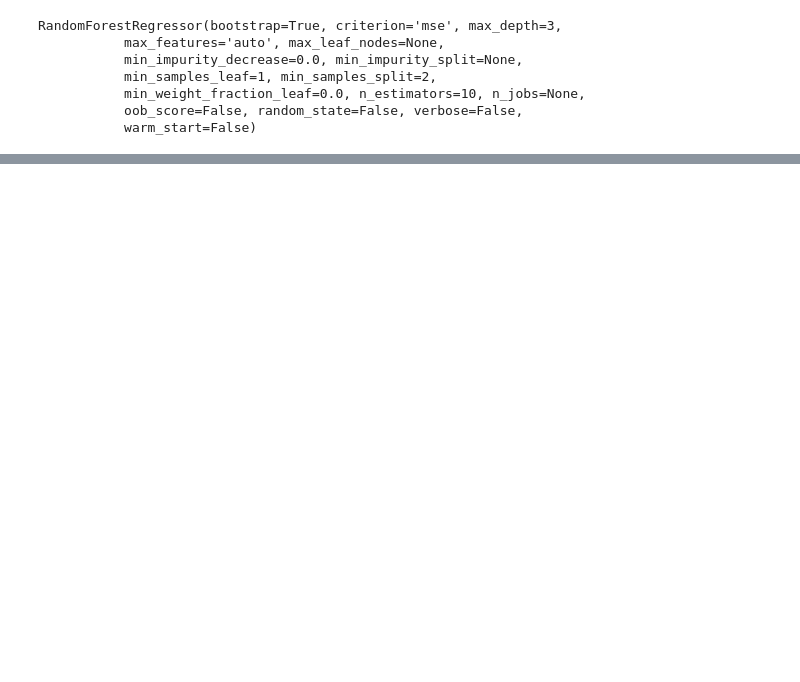
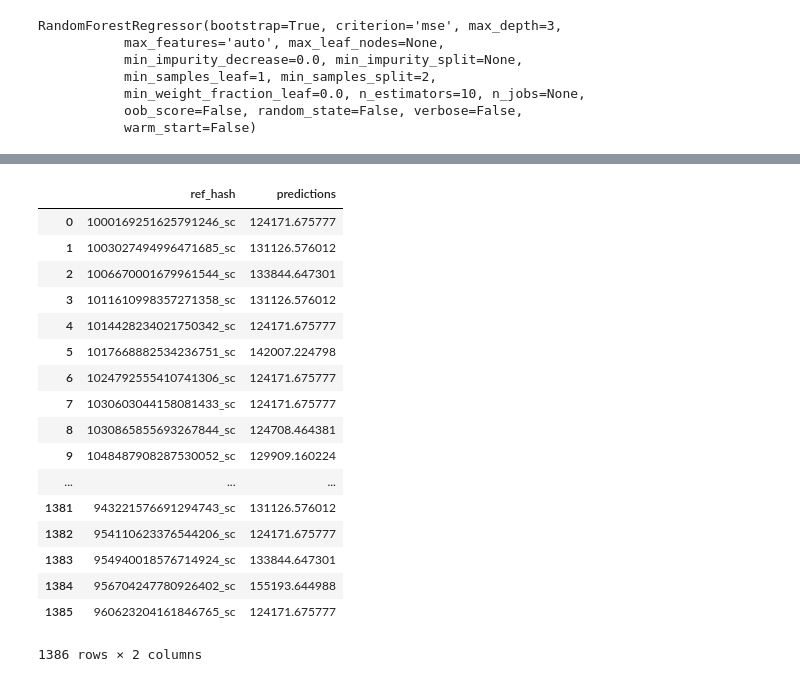
Before and after one commit to GastonMontes/75.06-Datos-Grupo22-TP1, a Jupyter notebook: tp2/algos_ML/RF_installs.ipynb, the cells around one changed output, grey strips where cells are left out. Drawn from its saved outputs; the diff is of its cells as text; code cells hidden in the pictures; blank space fills up the shorter version.

Commit message:
cambio para q installs use toda la data. cambio RF (ambos) y join predictions

```diff
--- a/tp2/algos_ML/RF_installs.ipynb
+++ b/tp2/algos_ML/RF_installs.ipynb
@@ -36,6 +32,19 @@ RandomForestRegressor(bootstrap=True, criterion='mse', max_depth=3,
            min_weight_fraction_leaf=0.0, n_estimators=10, n_jobs=None,
            oob_score=False, random_state=False, verbose=False,
            warm_start=False)
+# %%
+targets = pd.read_csv('../datos/target_competencia_ids.csv')
+# %%
+test['ref_hash'] = test['ref_hash'].astype(str) + '_sc'
+test['ref_hash'] = test['ref_hash'].astype('object')
+# %%
+merged_test_targets = targets.merge(test, on='ref_hash', how='inner').drop('obj', axis=1)
+# %%
+ref_hashes_merged_test_targets = merged_test_targets['ref_hash']
+del merged_test_targets['ref_hash']
+merged_test_targets.fillna(0, inplace=True)
+
+Xtest, ytest = merged_test_targets.iloc[:,:-1], merged_test_targets.iloc[:,-1]
 # %%
 preds = rfr.predict(Xtest)
 # %%
@@ -51,0 +61,22 @@ RMSE: 43746.515664
+# %%
+df = pd.DataFrame(ref_hashes_merged_test_targets)
+df['predictions'] = preds
+# %% [output]
+|  | ref_hash | predictions |
+| 0 | 1000169251625791246_sc | 124171.675777 |
+| 1 | 1003027494996471685_sc | 131126.576012 |
+| 2 | 1006670001679961544_sc | 133844.647301 |
+| 3 | 1011610998357271358_sc | 131126.576012 |
+| 4 | 1014428234021750342_sc | 124171.675777 |
+| 5 | 1017668882534236751_sc | 142007.224798 |
+| 6 | 1024792555410741306_sc | 124171.675777 |
+| 7 | 1030603044158081433_sc | 124171.675777 |
+| 8 | 1030865855693267844_sc | 124708.464381 |
+| 9 | 1048487908287530052_sc | 129909.160224 |
+| ... | ... | ... |
+| 1381 | 943221576691294743_sc | 131126.576012 |
+| 1382 | 954110623376544206_sc | 124171.675777 |
+| 1383 | 954940018576714924_sc | 133844.647301 |
+| 1384 | 956704247780926402_sc | 155193.644988 |
+| 1385 | 960623204161846765_sc | 124171.675777 |
+1386 rows × 2 columns
```
Also changed, not shown: parts of 6 cells of this notebook, 7 other files.
